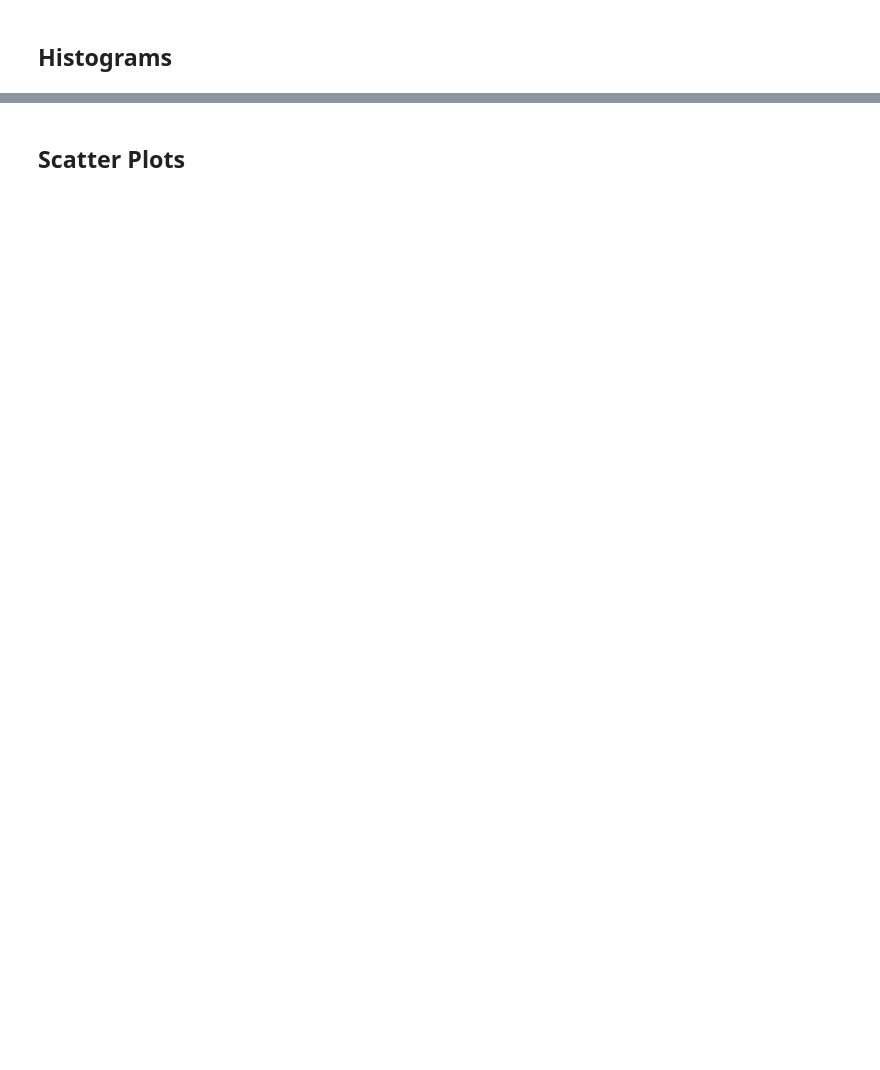
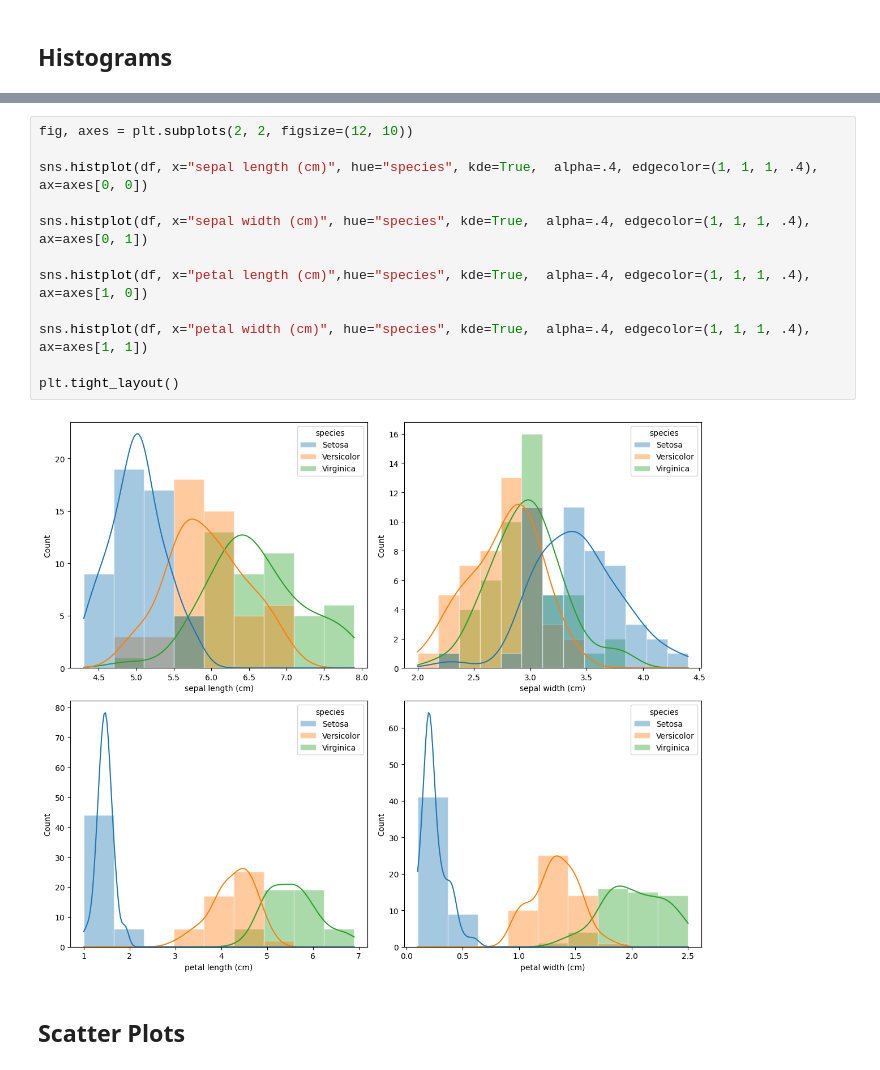
Before and after one commit to NeilTynan/pands-project, a Jupyter notebook: iris.ipynb, the cells around one changed output, grey strips where cells are left out. Drawn from its saved outputs; the diff is of its cells as text; blank space fills up the shorter version.

```diff
--- a/iris.ipynb
+++ b/iris.ipynb
@@ -64,3 +64,17 @@ plt.savefig('iris_variables.png')
+# %%
+fig, axes = plt.subplots(2, 2, figsize=(12, 10))
+
+sns.histplot(df, x="sepal length (cm)", hue="species", kde=True,  alpha=.4, edgecolor=(1, 1, 1, .4), ax=axes[0, 0])
+
+sns.histplot(df, x="sepal width (cm)", hue="species", kde=True,  alpha=.4, edgecolor=(1, 1, 1, .4), ax=axes[0, 1])
+
+sns.histplot(df, x="petal length (cm)",hue="species", kde=True,  alpha=.4, edgecolor=(1, 1, 1, .4), ax=axes[1, 0])
+
+sns.histplot(df, x="petal width (cm)", hue="species", kde=True,  alpha=.4, edgecolor=(1, 1, 1, .4), ax=axes[1, 1])
+
+plt.tight_layout()
+# %% [output]
+[figure, added]
 # %% [markdown]
 ## Scatter Plots
 # %%
```
Also changed, not shown: parts of 8 cells of this notebook, 3 other files.
